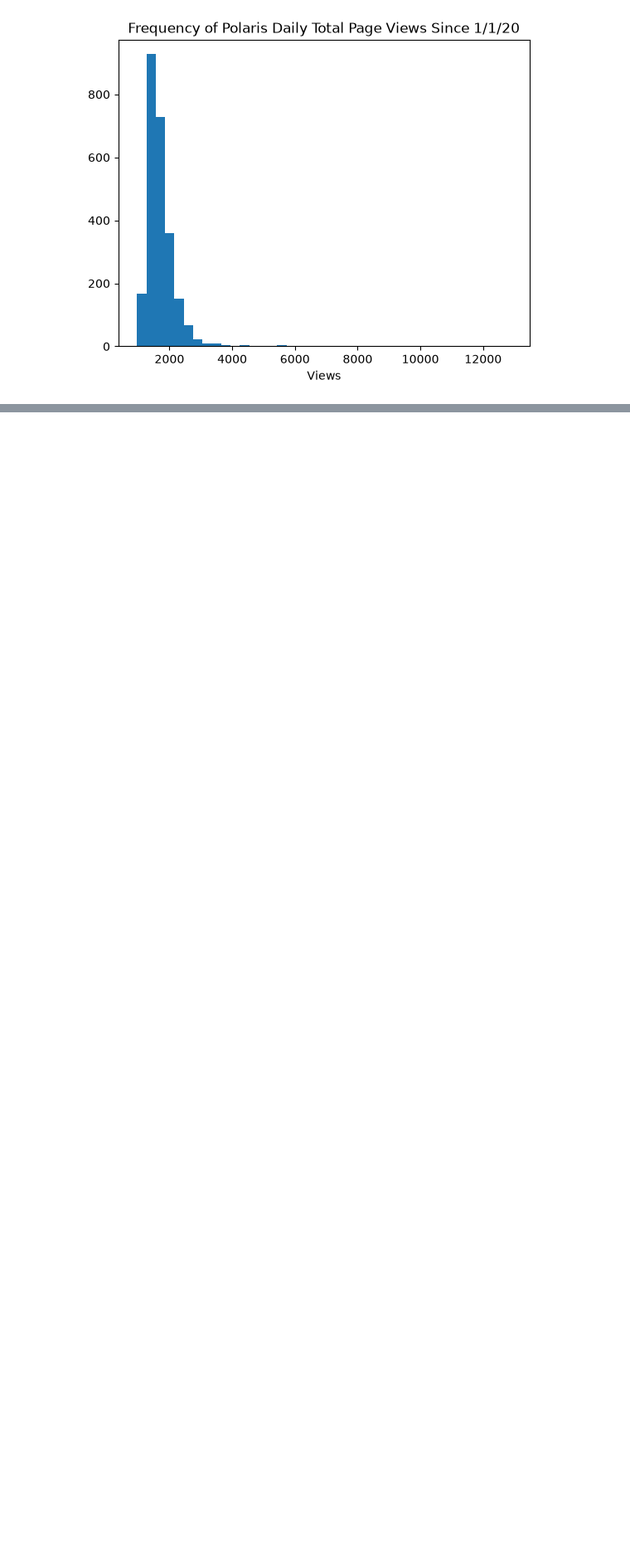
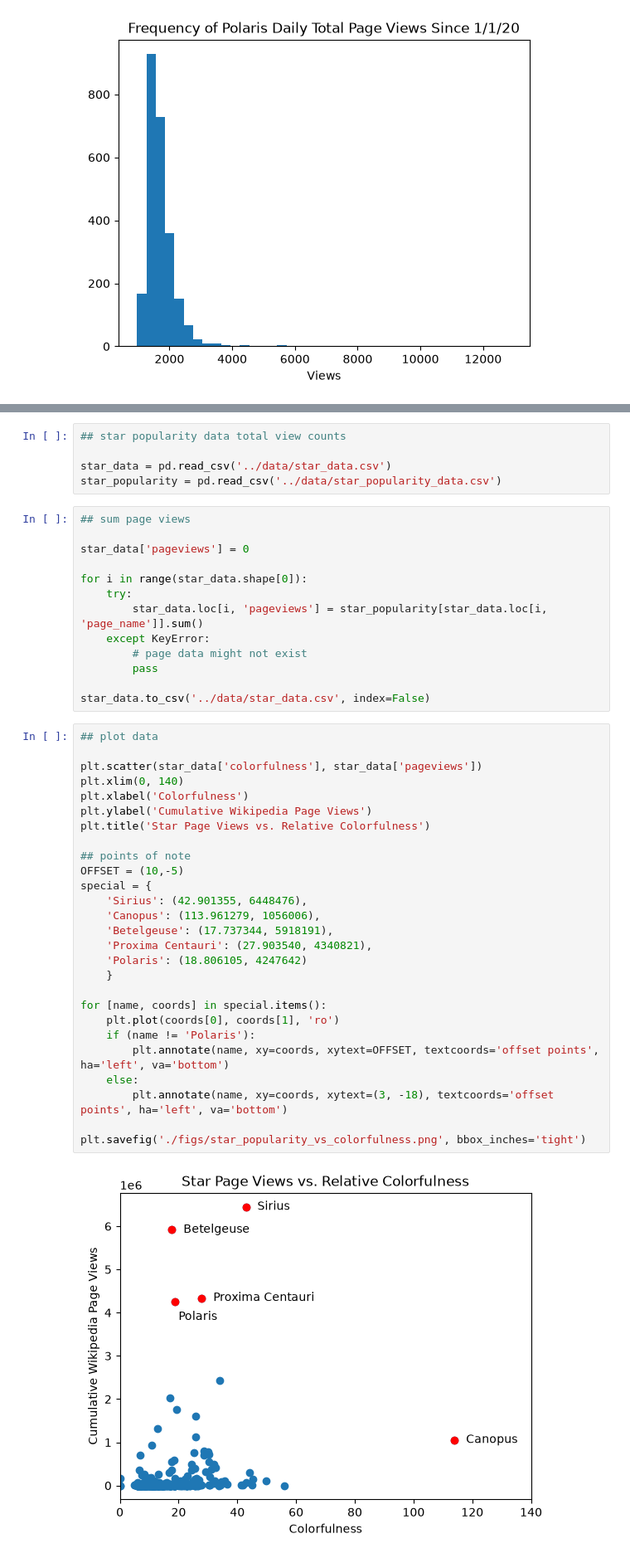
Before and after one commit to etu8924/CelestialCelebs, a Jupyter notebook: sophia_research/img_processing.ipynb, the cells around one changed output, grey strips where cells are left out. Shown at 83% size. Cells and saved outputs as stored; diff of their text form; blank space fills up the shorter version.

Commit message:
implement color analysis of stars, initial processing of nebulae

```diff
--- a/sophia_research/img_processing.ipynb
+++ b/sophia_research/img_processing.ipynb
@@ -204,0 +270,47 @@ plt.show()
+# %%
+## star popularity data total view counts
+
+star_data = pd.read_csv('../data/star_data.csv')
+star_popularity = pd.read_csv('../data/star_popularity_data.csv')
+# %%
+## sum page views
+
+star_data['pageviews'] = 0
+
+for i in range(star_data.shape[0]):
+    try:
+        star_data.loc[i, 'pageviews'] = star_popularity[star_data.loc[i, 'page_name']].sum()
+    except KeyError:
+        # page data might not exist
+        pass
+
+star_data.to_csv('../data/star_data.csv', index=False)
+# %%
+## plot data
+
+plt.scatter(star_data['colorfulness'], star_data['pageviews'])
+plt.xlim(0, 140)
+plt.xlabel('Colorfulness')
+plt.ylabel('Cumulative Wikipedia Page Views')
+plt.title('Star Page Views vs. Relative Colorfulness')
+
+## points of note
+OFFSET = (10,-5)
+special = {
+    'Sirius': (42.901355, 6448476),
+    'Canopus': (113.961279, 1056006),
+    'Betelgeuse': (17.737344, 5918191),
+    'Proxima Centauri': (27.903540, 4340821),
+    'Polaris': (18.806105, 4247642)
+    }
+
+for [name, coords] in special.items():
+    plt.plot(coords[0], coords[1], 'ro')
+    if (name != 'Polaris'):
+        plt.annotate(name, xy=coords, xytext=OFFSET, textcoords='offset points', ha='left', va='bottom')
+    else:
+        plt.annotate(name, xy=coords, xytext=(3, -18), textcoords='offset points', ha='left', va='bottom')
+
+plt.savefig('./figs/star_popularity_vs_colorfulness.png', bbox_inches='tight')
+# %% [output]
+[figure, added]
```
Also changed, not shown: parts of 32 cells of this notebook, 6 other files.
